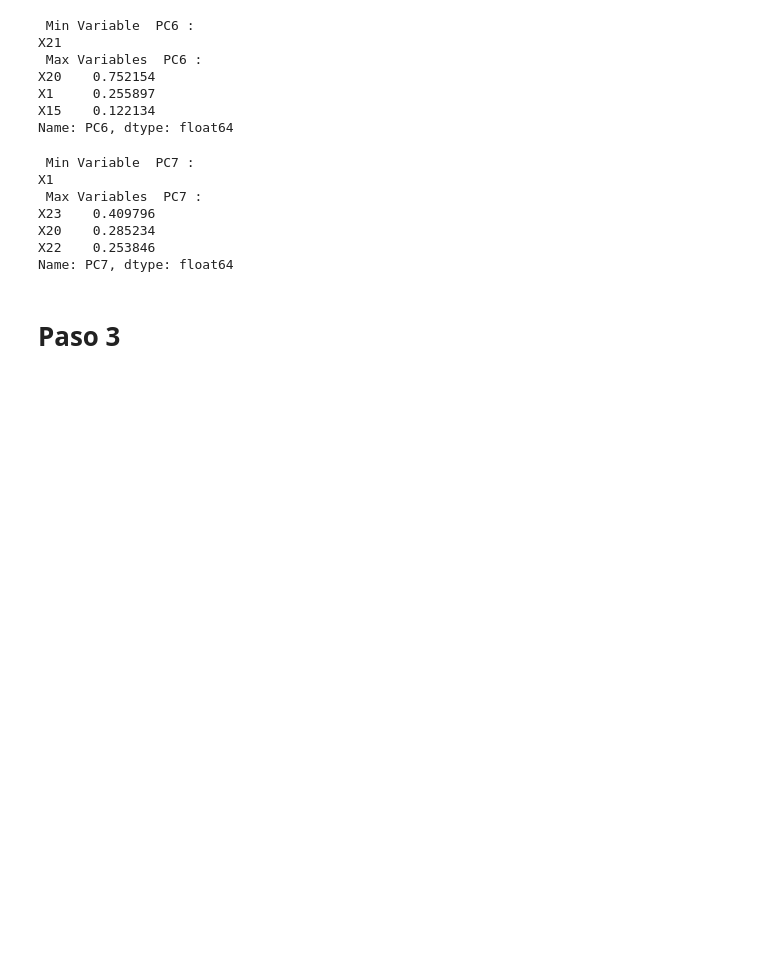
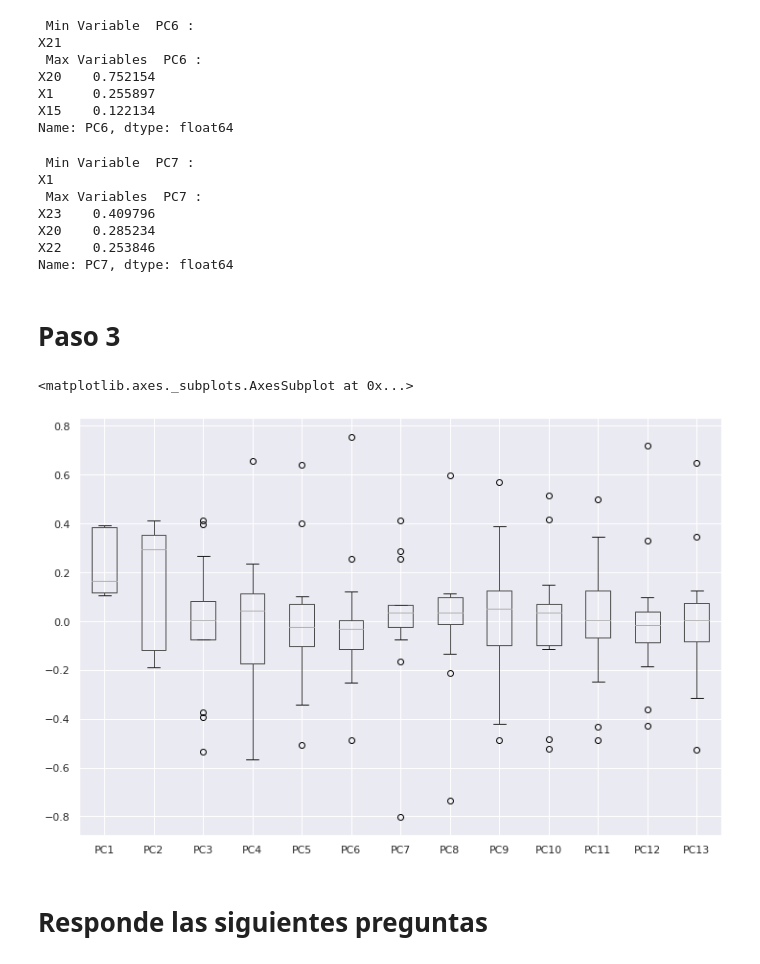
Before and after one commit to PosgradoMNA/actividades-del-projecto-equipo-46, a Jupyter notebook: Actividad_Semana_4.ipynb, the cells around one changed output. Saved outputs shown, nothing was run; the diff lists cells and outputs as text; code cells hidden in the pictures; blank space fills up the shorter version.

```diff
--- a/Actividad_Semana_4.ipynb
+++ b/Actividad_Semana_4.ipynb
@@ -344,3 +344,12 @@ X22    0.253846
 Name: PC7, dtype: float64
 # %% [markdown]
 # Paso 3
+# %%
+# se genera el grafico de cajas para observar los valores atipicos
+
+pcsComponentesdf.boxplot()
+# %% [output]
+<matplotlib.axes._subplots.AxesSubplot at 0x...>
+[figure, added]
+# %% [markdown]
+ # Responde las siguientes preguntas
```
Also changed, not shown: parts of 1 cell of this notebook.
